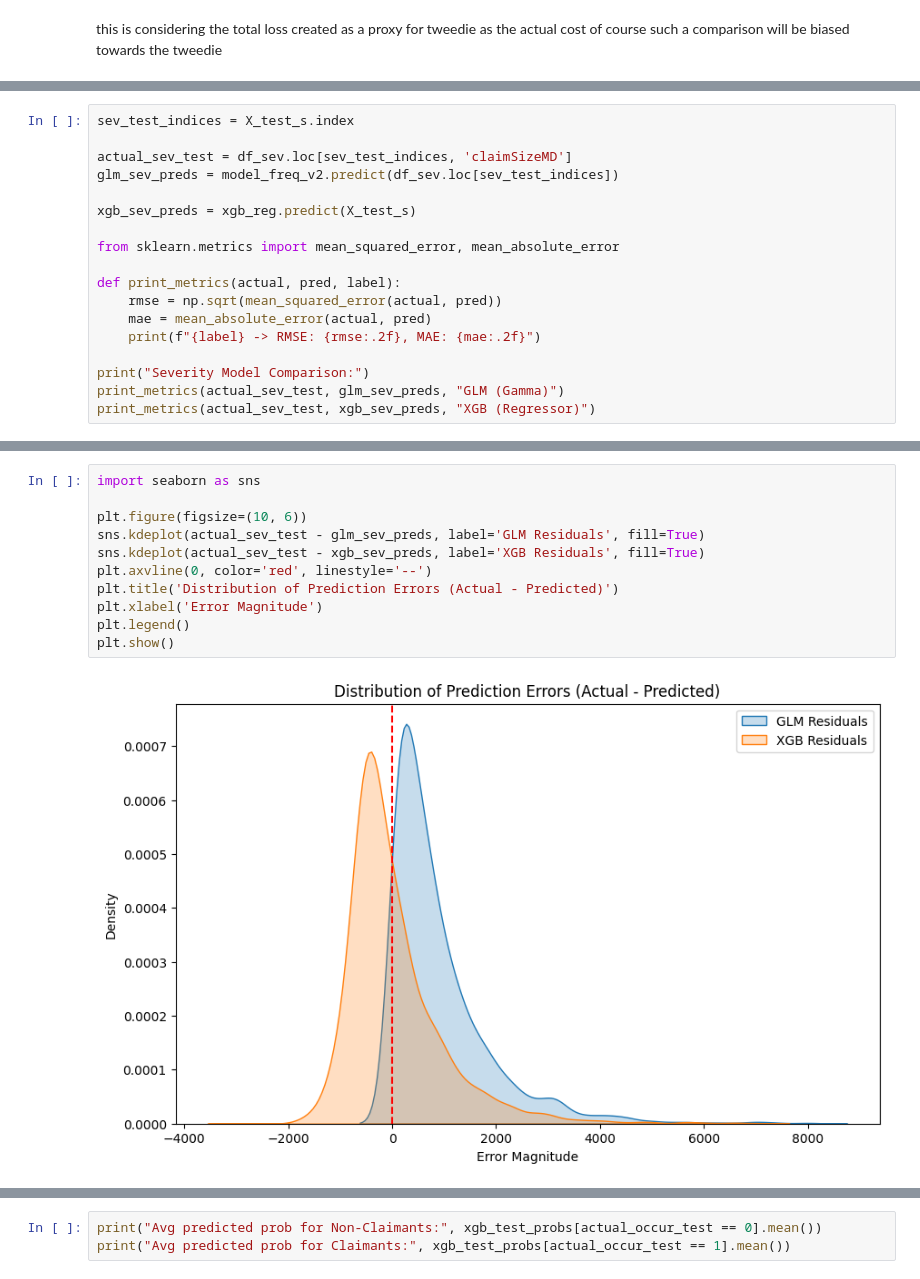
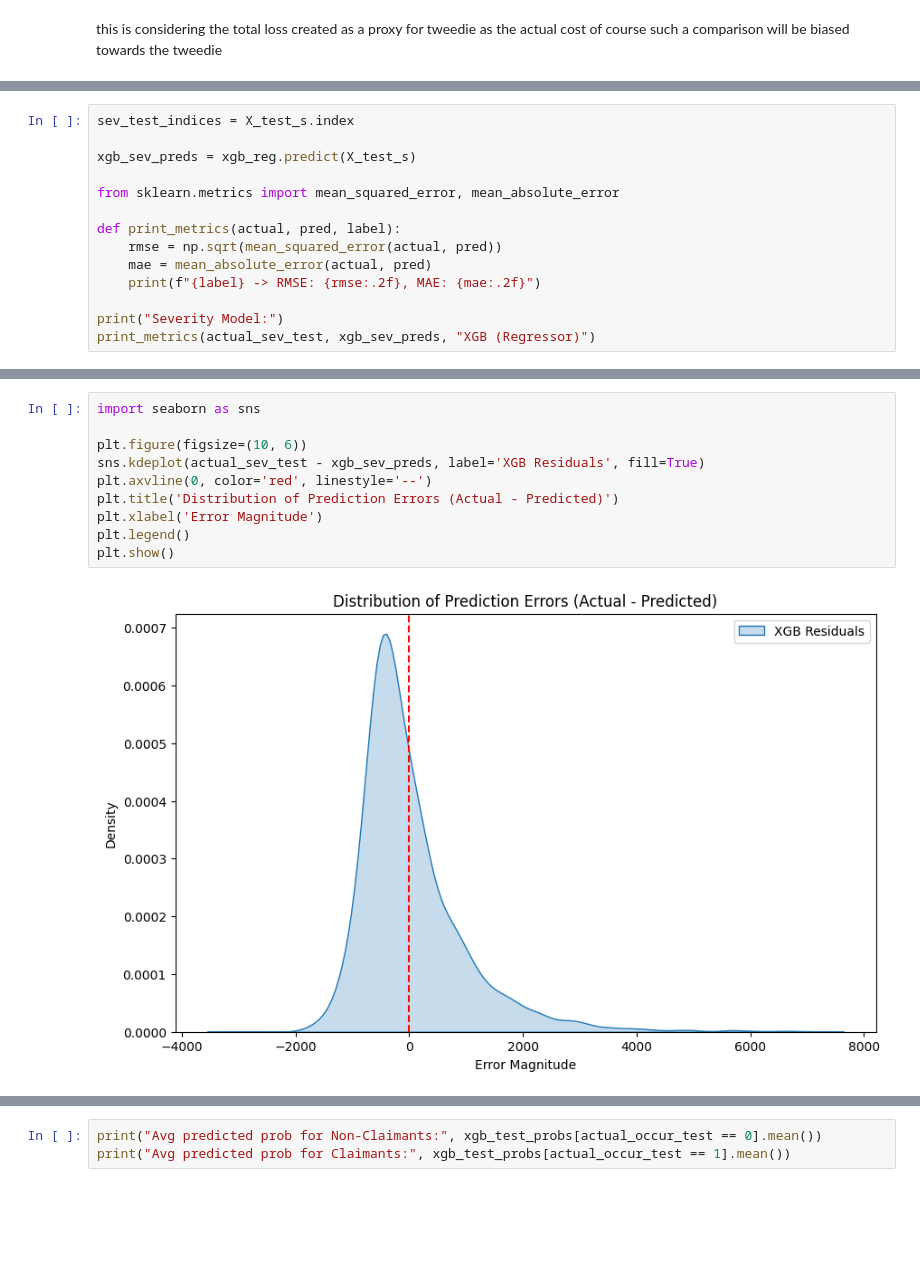
Before and after one commit to aradmehralian/Statistical-Consulting-Project, a Jupyter notebook: Stat-Consulting_MLModels.ipynb, the cells around one changed output, grey strips where cells are left out. Cells and saved outputs as stored; diff of their text form; blank space fills up the shorter version.

Commit message:
fin model

```diff
--- a/Stat-Consulting_fin.ipynb
+++ b/Stat-Consulting_MLModels.ipynb
@@ -753,9 +396,6 @@ GLM: 0.5056
 XGB: 0.8369
 # %%
 sev_test_indices = X_test_s.index
-
-actual_sev_test = df_sev.loc[sev_test_indices, 'claimSizeMD']
-glm_sev_preds = model_freq_v2.predict(df_sev.loc[sev_test_indices])
 
 xgb_sev_preds = xgb_reg.predict(X_test_s)
 
@@ -766,7 +406,6 @@ def print_metrics(actual, pred, label):
     mae = mean_absolute_error(actual, pred)
     print(f"{label} -> RMSE: {rmse:.2f}, MAE: {mae:.2f}")
 
-print("Severity Model Comparison:")
-print_metrics(actual_sev_test, glm_sev_preds, "GLM (Gamma)")
+print("Severity Model:")
 print_metrics(actual_sev_test, xgb_sev_preds, "XGB (Regressor)")
 # %% [output]
@@ -806,16 +440,15 @@ XGB Gini: 0.3417
 # %%
 import seaborn as sns
 
 plt.figure(figsize=(10, 6))
-sns.kdeplot(actual_sev_test - glm_sev_preds, label='GLM Residuals', fill=True)
 sns.kdeplot(actual_sev_test - xgb_sev_preds, label='XGB Residuals', fill=True)
 plt.axvline(0, color='red', linestyle='--')
 plt.title('Distribution of Prediction Errors (Actual - Predicted)')
 plt.xlabel('Error Magnitude')
 plt.legend()
 plt.show()
 # %% [output]
-[figure, old version]
+[figure, new version]
 # %%
 def get_severity_gini(actual, predicted):
     df = pd.DataFrame({'actual': actual, 'pred': predicted}).sort_values('pred', ascending=False)
```
Also changed, not shown: parts of 19 cells of this notebook.
